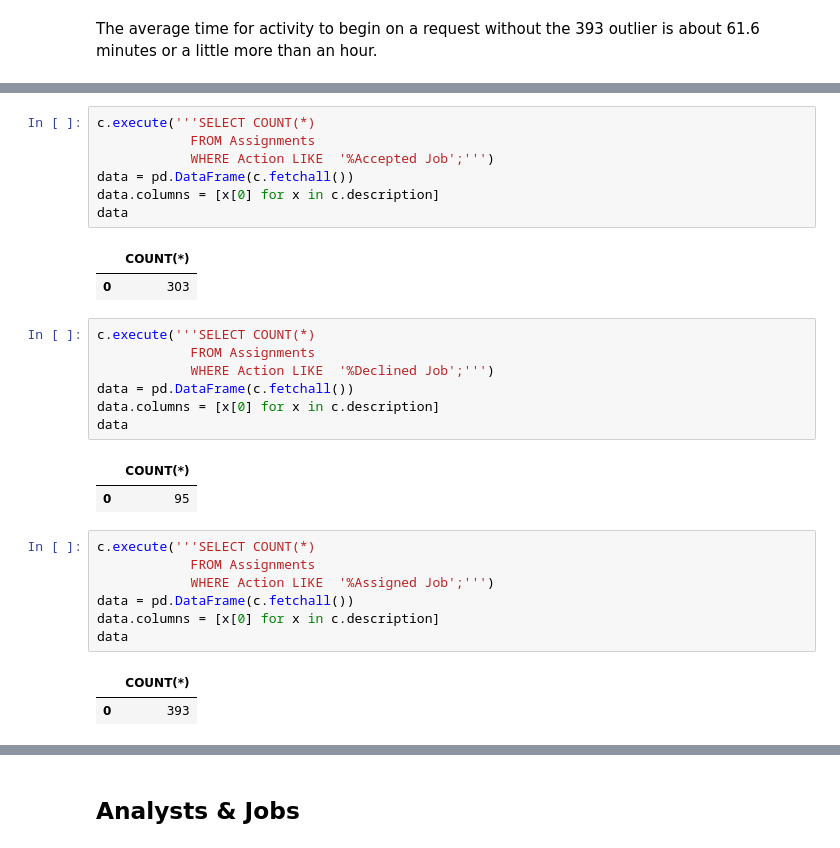
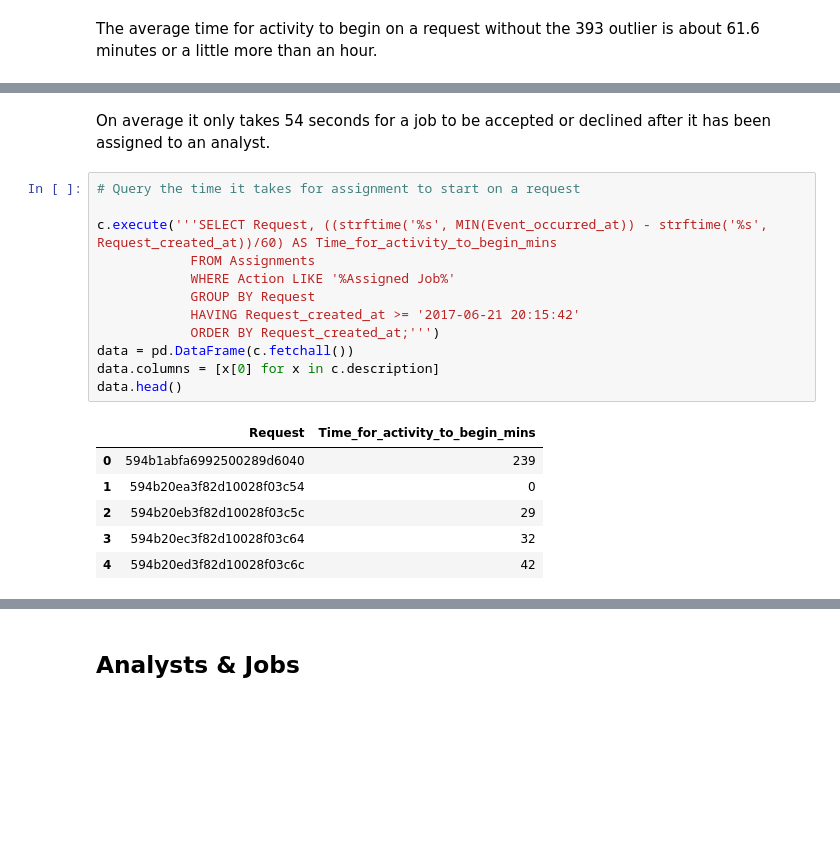
Before and after one commit to erikajane/Wonder_SQL_Task, a Jupyter notebook: Part 1 - Analysis.ipynb, the cells around one changed output, grey strips where cells are left out. Saved outputs shown, nothing was run; the diff lists cells and outputs as text; blank space fills up the shorter version.

```diff
--- a/Part 1 - Analysis.ipynb
+++ b/Part 1 - Analysis.ipynb
@@ -277,30 +417,21 @@ The average time for activity to begin on a request without the 393 outlier is a
+# %% [markdown]
+On average it only takes 54 seconds for a job to be accepted or declined after it has been assigned to an analyst.
 # %%
-c.execute('''SELECT COUNT(*)
+# Query the time it takes for assignment to start on a request
+
+c.execute('''SELECT Request, ((strftime('%s', MIN(Event_occurred_at)) - strftime('%s', Request_created_at))/60) AS Time_for_activity_to_begin_mins
             FROM Assignments
-            WHERE Action LIKE  '%Accepted Job';''')
+            WHERE Action LIKE '%Assigned Job%'
+            GROUP BY Request
+            HAVING Request_created_at >= '2017-06-21 20:15:42'
+            ORDER BY Request_created_at;''')
 data = pd.DataFrame(c.fetchall())
 data.columns = [x[0] for x in c.description]
-data
+data.head()
 # %% [output]
-|  | COUNT(*) |
-| 0 | 303 |
+|  | Request | Time_for_activity_to_begin_mins |
+| 0 | 594b1abfa6992500289d6040 | 239 |
+| 1 | 594b20ea3f82d10028f03c54 | 0 |
+| 2 | 594b20eb3f82d10028f03c5c | 29 |
+| 3 | 594b20ec3f82d10028f03c64 | 32 |
+| 4 | 594b20ed3f82d10028f03c6c | 42 |
-# %%
-c.execute('''SELECT COUNT(*)
-            FROM Assignments
-            WHERE Action LIKE  '%Declined Job';''')
-data = pd.DataFrame(c.fetchall())
-data.columns = [x[0] for x in c.description]
-data
-# %% [output]
-|  | COUNT(*) |
-| 0 | 95 |
-# %%
-c.execute('''SELECT COUNT(*)
-            FROM Assignments
-            WHERE Action LIKE  '%Assigned Job';''')
-data = pd.DataFrame(c.fetchall())
-data.columns = [x[0] for x in c.description]
-data
-# %% [output]
-|  | COUNT(*) |
-| 0 | 393 |
```
Also changed, not shown: parts of 35 cells of this notebook, 2 other files.
